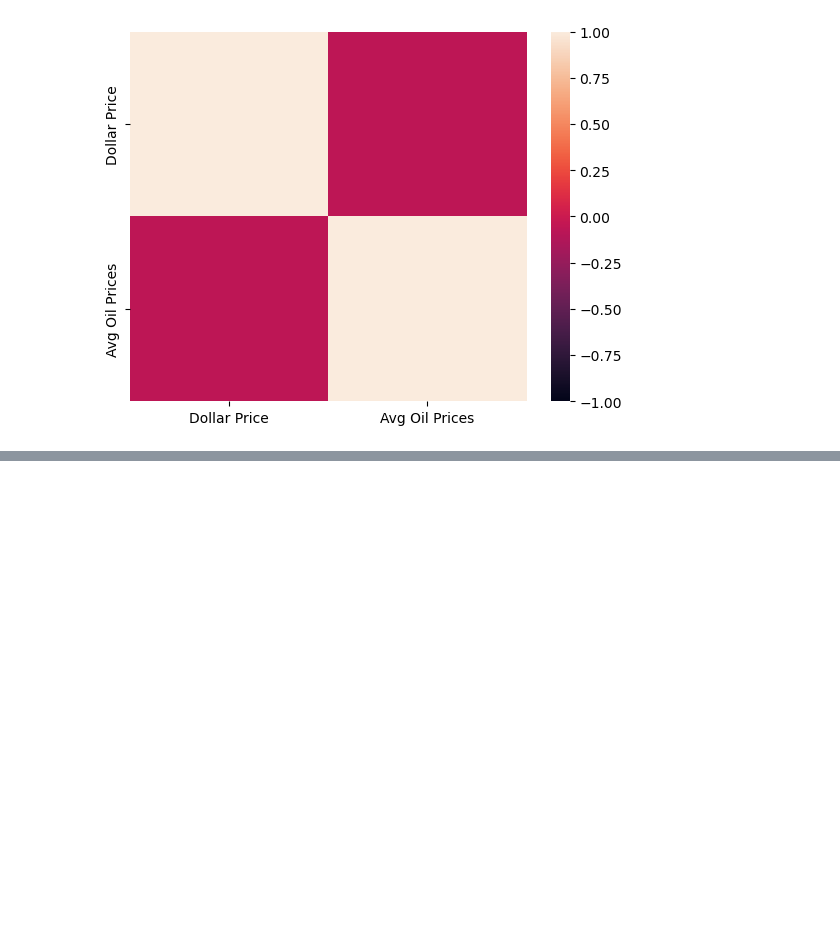
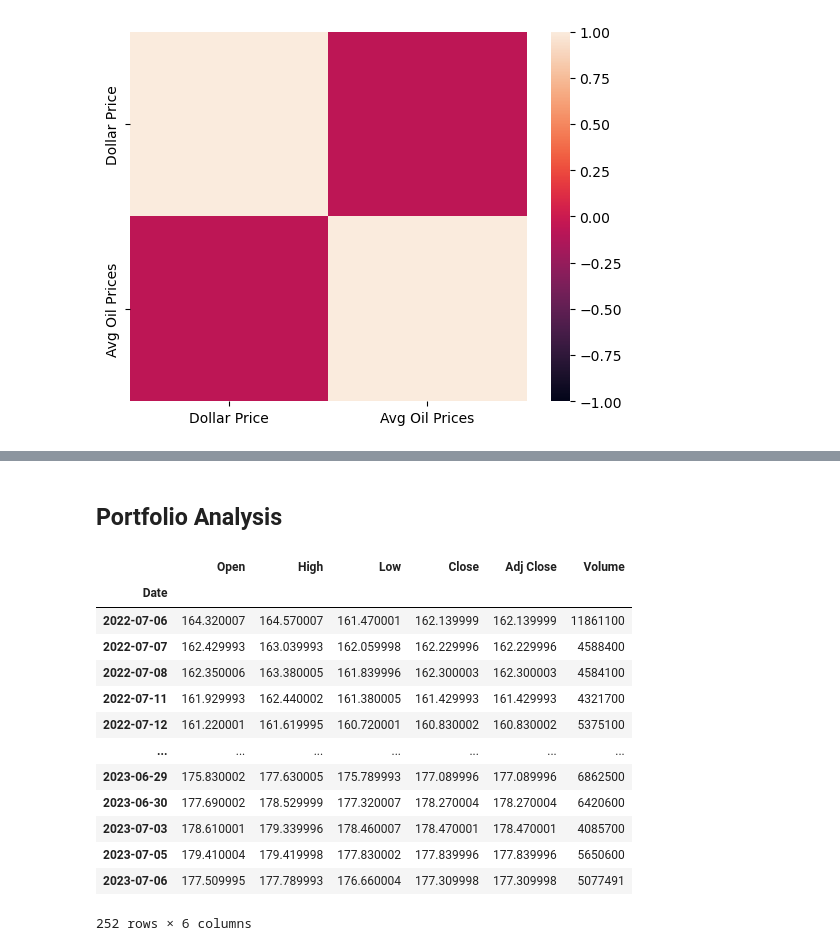
Before and after one commit to emilyblackstein/Group_Project_One, a Jupyter notebook: group_project_update.ipynb, the cells around one changed output, grey strips where cells are left out. Cells and saved outputs as stored; diff of their text form; code cells hidden in the pictures; blank space fills up the shorter version.

```diff
--- a/group_project_update.ipynb
+++ b/group_project_update.ipynb
@@ -184,3 +184,24 @@ sns.heatmap(corr_combined_data_df, vmin =-1, vmax = 1)
 gwalker = pyg.walk(diff_yoy_combined_data_df)
 # %% [output]
 [interactive output not drawn]
+# %% [markdown]
+ ## Portfolio Analysis
+# %%
+# import GLD csv
+gold_df = pd.read_csv('./Resources/GLD.csv', index_col = "Date", parse_dates = True, infer_datetime_format = True)
+gold_df
+# %% [output]
+|  | Open | High | Low | Close | Adj Close | Volume |
+| Date |  |  |  |  |  |  |
+| 2022-07-06 | 164.320007 | 164.570007 | 161.470001 | 162.139999 | 162.139999 | 11861100 |
+| 2022-07-07 | 162.429993 | 163.039993 | 162.059998 | 162.229996 | 162.229996 | 4588400 |
+| 2022-07-08 | 162.350006 | 163.380005 | 161.839996 | 162.300003 | 162.300003 | 4584100 |
+| 2022-07-11 | 161.929993 | 162.440002 | 161.380005 | 161.429993 | 161.429993 | 4321700 |
+| 2022-07-12 | 161.220001 | 161.619995 | 160.720001 | 160.830002 | 160.830002 | 5375100 |
+| ... | ... | ... | ... | ... | ... | ... |
+| 2023-06-29 | 175.830002 | 177.630005 | 175.789993 | 177.089996 | 177.089996 | 6862500 |
+| 2023-06-30 | 177.690002 | 178.529999 | 177.320007 | 178.270004 | 178.270004 | 6420600 |
+| 2023-07-03 | 178.610001 | 179.339996 | 178.460007 | 178.470001 | 178.470001 | 4085700 |
+| 2023-07-05 | 179.410004 | 179.419998 | 177.830002 | 177.839996 | 177.839996 | 5650600 |
+| 2023-07-06 | 177.509995 | 177.789993 | 176.660004 | 177.309998 | 177.309998 | 5077491 |
+252 rows × 6 columns
```
Also changed, not shown: parts of 18 cells of this notebook, 10 other files.
